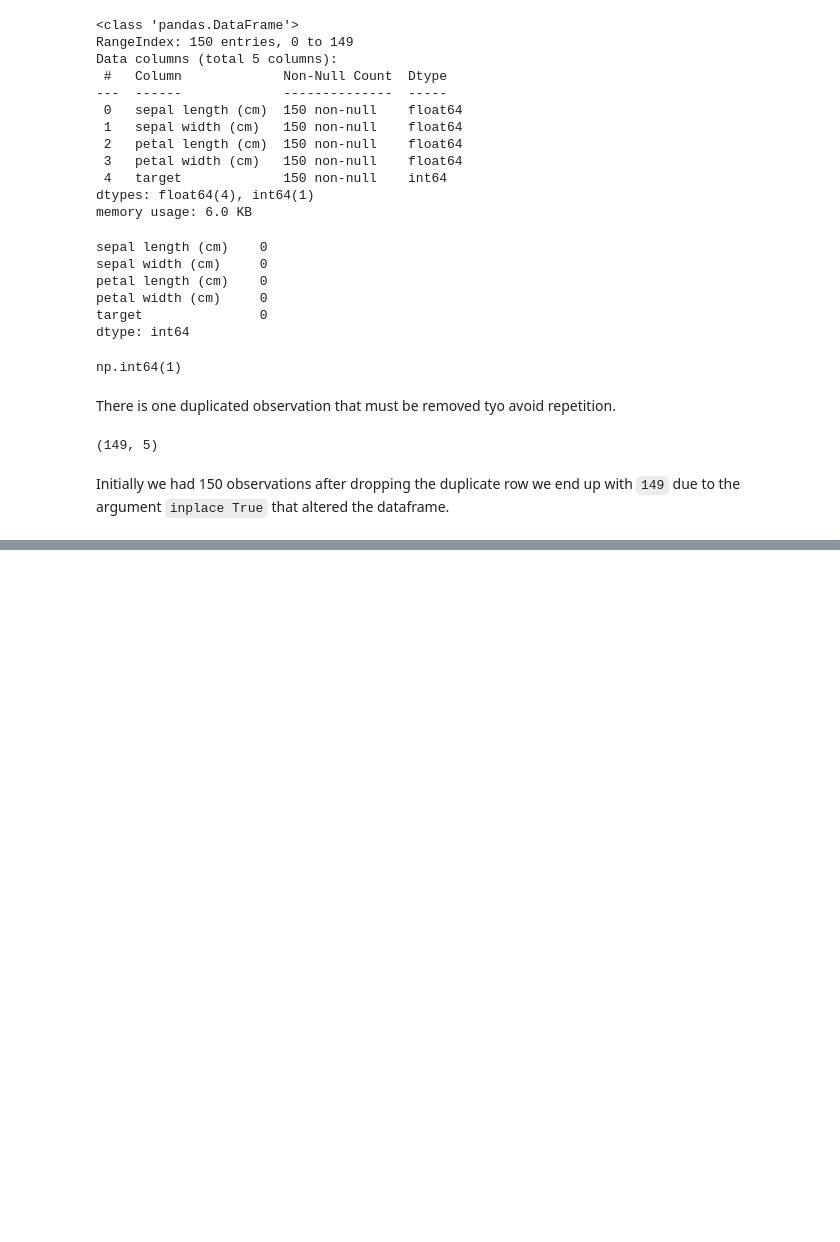
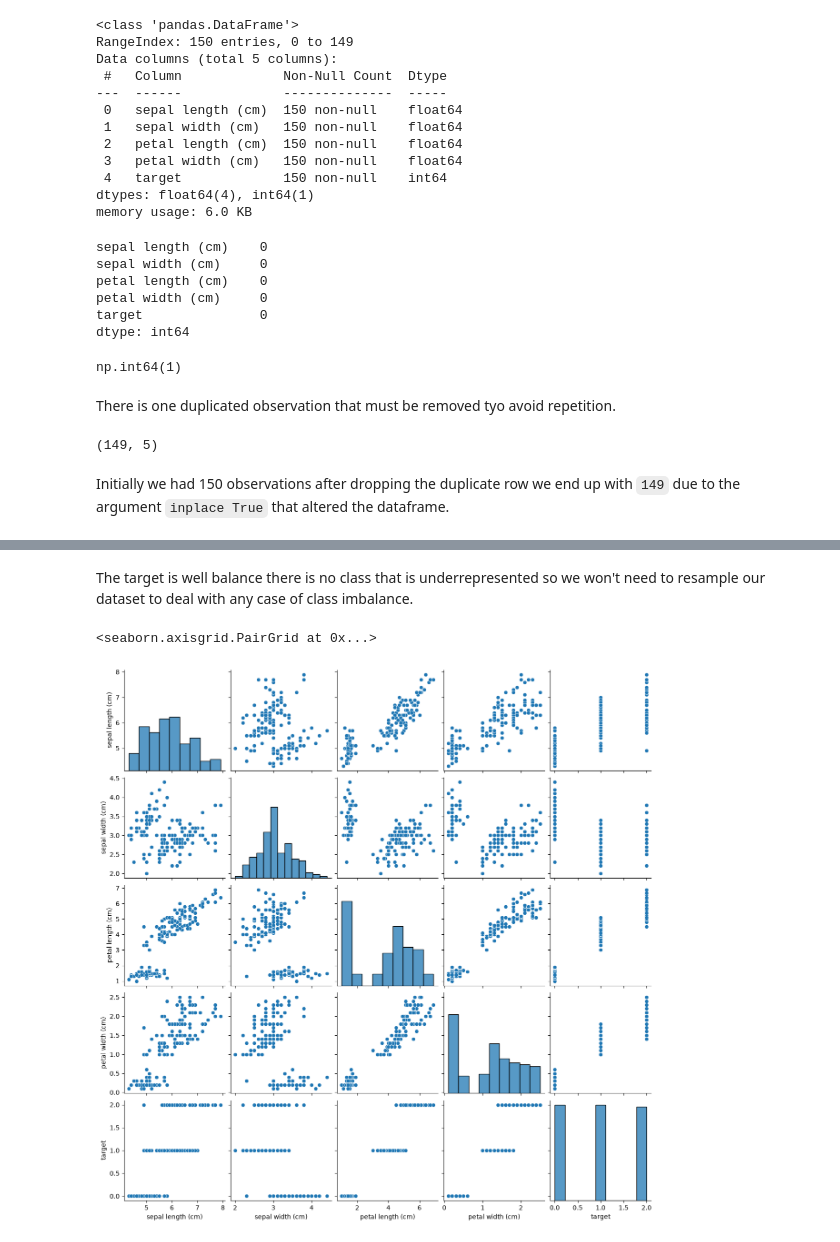
Before and after one commit to mwaniki-95/Hello-World-ML-Iris, a Jupyter notebook: Iris.ipynb, the cells around one changed output, grey strips where cells are left out. Cells and saved outputs as stored; diff of their text form; code cells hidden in the pictures; blank space fills up the shorter version.

```diff
--- a/Iris.ipynb
+++ b/Iris.ipynb
@@ -93,0 +107,7 @@ Initially we had 150 observations after dropping the duplicate row we end up wit
+# %% [markdown]
+The target is well balance there is no class that is underrepresented so we won't need to resample our dataset to deal with any case of class imbalance.
+# %%
+sns.pairplot(iris_df)
+# %% [output]
+<seaborn.axisgrid.PairGrid at 0x...>
+[figure, added]
```
Also changed, not shown: parts of 20 cells of this notebook.
